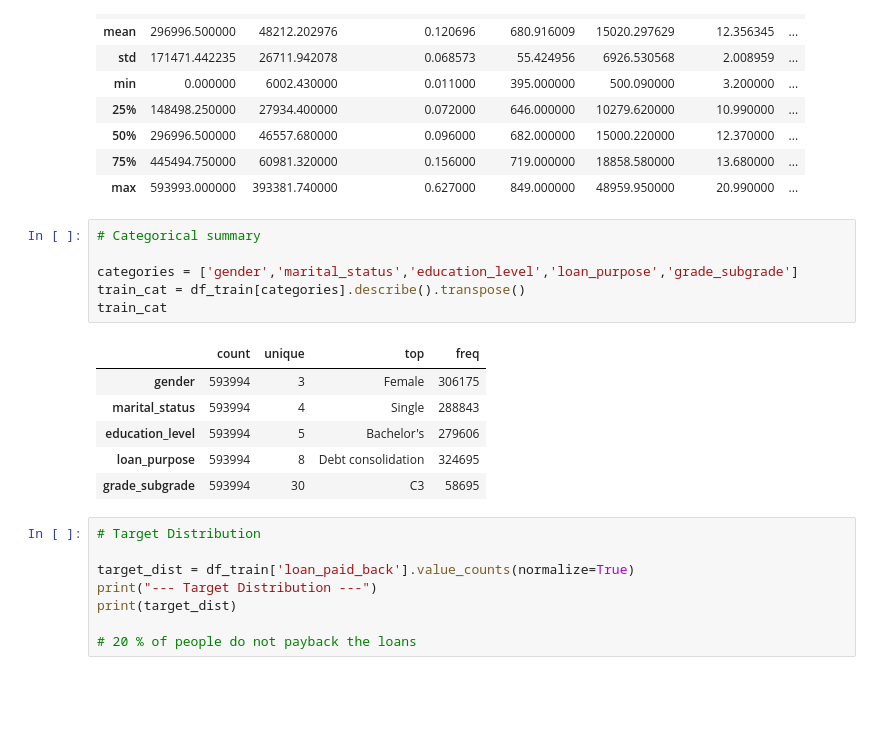
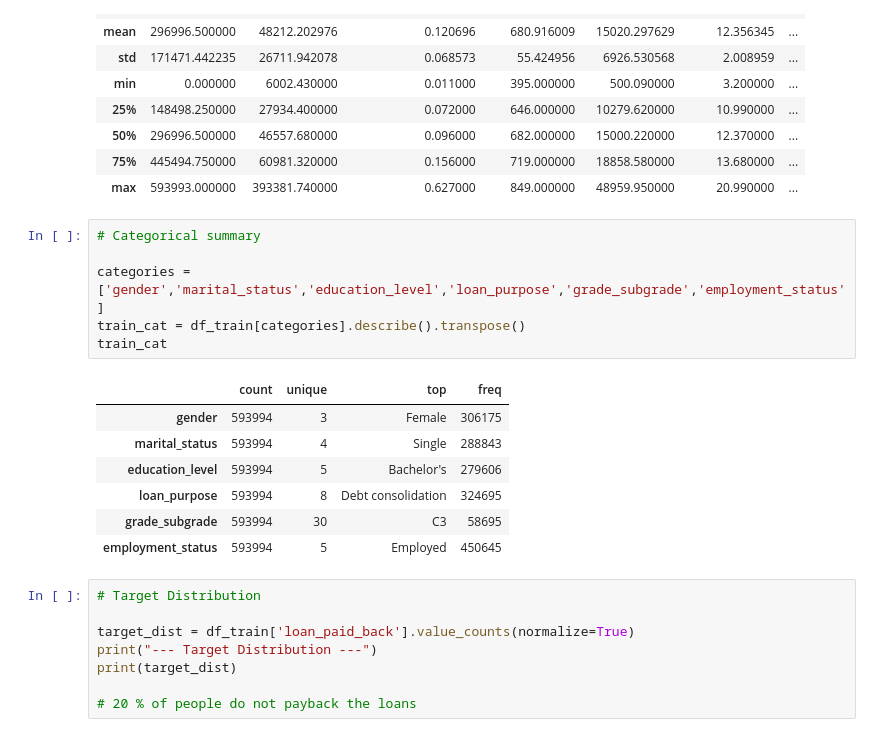
Before and after one commit to victorhrls/Kaggle, a Jupyter notebook: Loan Payback/loan-payback-eda.ipynb, the cells around one changed output. Saved outputs shown, nothing was run; the diff lists cells and outputs as text; blank space fills up the shorter version.

```diff
--- a/Loan Payback/loan-payback-eda.ipynb
+++ b/Loan Payback/loan-payback-eda.ipynb
@@ -136,16 +136,17 @@ df_train.describe()
 # %%
 # Categorical summary
 
-categories = ['gender','marital_status','education_level','loan_purpose','grade_subgrade']
+categories = ['gender','marital_status','education_level','loan_purpose','grade_subgrade','employment_status']
 train_cat = df_train[categories].describe().transpose()
 train_cat
 # %% [output]
 |  | count | unique | top | freq |
 | gender | 593994 | 3 | Female | 306175 |
 | marital_status | 593994 | 4 | Single | 288843 |
 | education_level | 593994 | 5 | Bachelor's | 279606 |
 | loan_purpose | 593994 | 8 | Debt consolidation | 324695 |
 | grade_subgrade | 593994 | 30 | C3 | 58695 |
+| employment_status | 593994 | 5 | Employed | 450645 |
 # %%
 # Target Distribution
 
```
Also changed, not shown: parts of 6 cells of this notebook.
